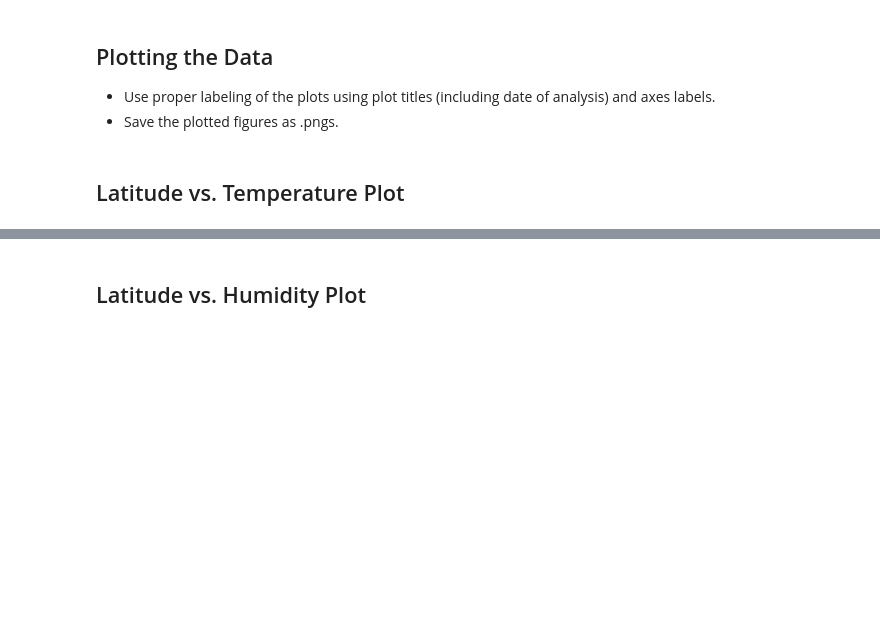
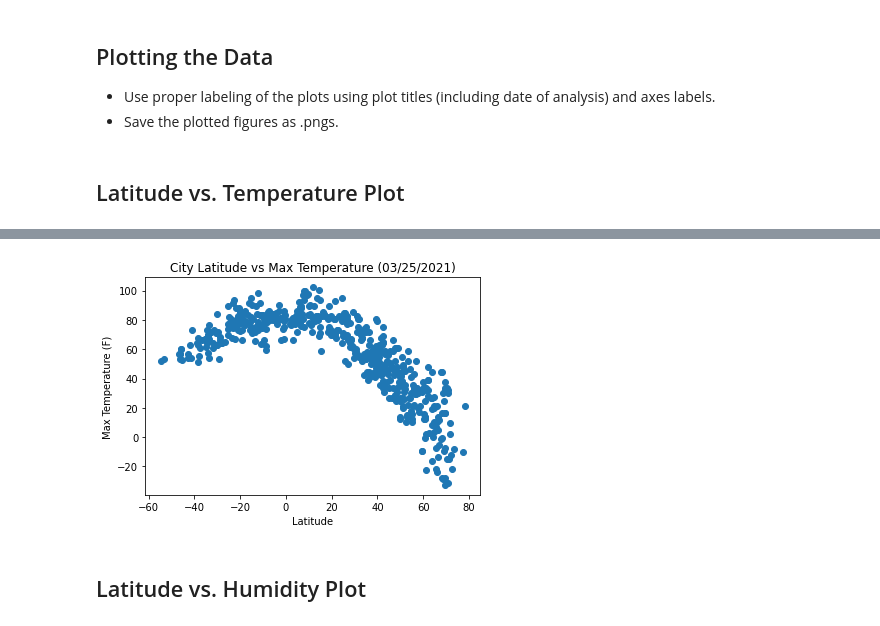
Before and after one commit to Slainte91/python-api-challenge, a Jupyter notebook: WeatherPy.ipynb, the cells around one changed output, grey strips where cells are left out. Drawn from its saved outputs; the diff is of its cells as text; code cells hidden in the pictures; blank space fills up the shorter version.

```diff
--- a/WeatherPy.ipynb
+++ b/WeatherPy.ipynb
@@ -234,2 +231,13 @@ dtype: int64
+# %%
+max_temp = city_data_df["Max Temp"]
+lat = city_data_df["Lat"]
+plt.scatter(lat, max_temp)
+plt.title('City Latitude vs Max Temperature (03/25/2021)')
+plt.xlabel('Latitude')
+plt.ylabel('Max Temperature (F)')
+
+plt.show()
+# %% [output]
+[figure, added]
 # %% [markdown]
 ## Latitude vs. Humidity Plot
```
Also changed, not shown: parts of 29 cells of this notebook.
